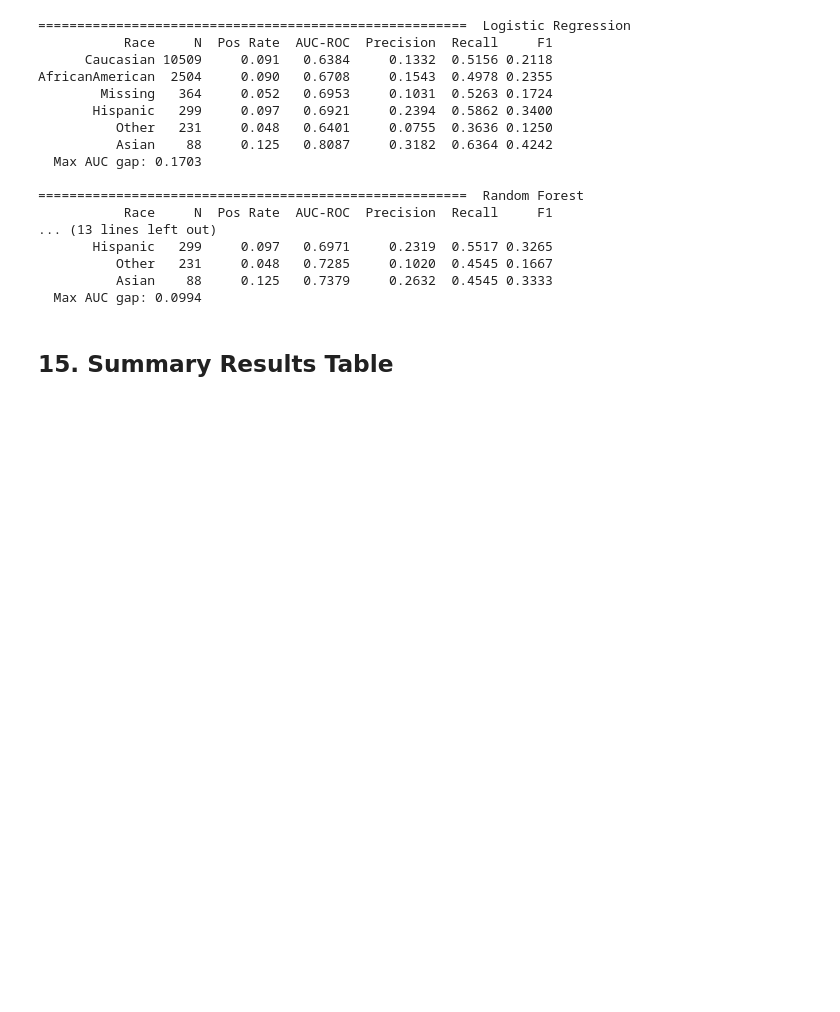
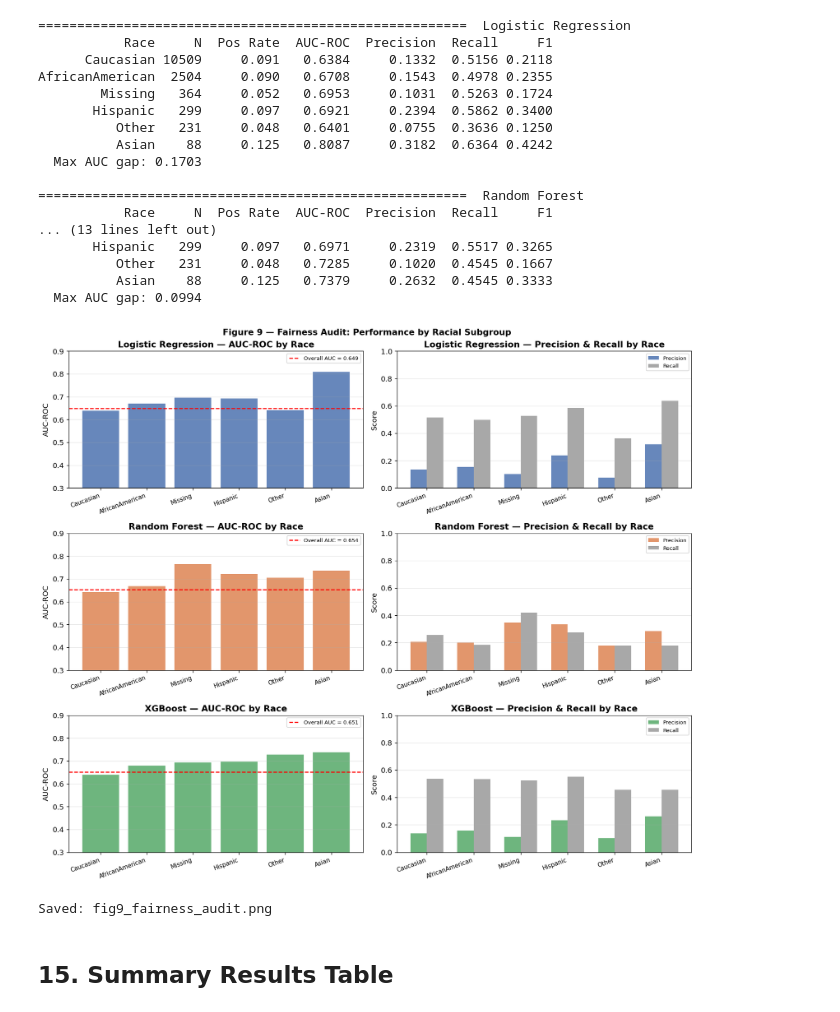
Before and after one commit to mahdi2382/Module_5, a Jupyter notebook: diabetes_readmission_improved.ipynb, the cells around one changed output. Cells and saved outputs as stored; diff of their text form; code cells hidden in the pictures; blank space fills up the shorter version.

```diff
--- a/diabetes_readmission_improved.ipynb
+++ b/diabetes_readmission_improved.ipynb
@@ -1424,6 +1424,51 @@ AfricanAmerican  2504     0.090   0.6708     0.1543  0.4978 0.2355
           Other   231     0.048   0.7285     0.1020  0.4545 0.1667
           Asian    88     0.125   0.7379     0.2632  0.4545 0.3333
   Max AUC gap: 0.0994
+# %%
+# ── Figure 9: Fairness audit visualisation ────────────────────────────────────
+fig, axes = plt.subplots(len(test_results), 2, figsize=(14, 4 * len(test_results)))
+fig.suptitle('Figure 9 — Fairness Audit: Performance by Racial Subgroup',
+             fontsize=13, fontweight='bold')
+
+for row_idx, (name, df_f) in enumerate(fairness_all.items()):
+    color = list(PALETTE.values())[row_idx]
+    overall_auc = test_results[name]['auc']
+    races = df_f['Race']
+    x     = np.arange(len(races))
+    w     = 0.35
+
+    # AUC by race
+    ax = axes[row_idx, 0]
+    ax.bar(x, df_f['AUC-ROC'], color=color, alpha=0.85)
+    ax.axhline(overall_auc, color='red', linestyle='--', lw=1.5,
+               label=f'Overall AUC = {overall_auc:.3f}')
+    ax.set_xticks(x)
+    ax.set_xticklabels(races, rotation=20, ha='right', fontsize=9)
+    ax.set_ylabel('AUC-ROC')
+    ax.set_ylim(0.3, 0.9)
+    ax.set_title(f'{name} — AUC-ROC by Race', fontweight='bold')
+    ax.legend(fontsize=8)
+    ax.grid(axis='y', alpha=0.3)
+
+    # Precision & Recall by race
+    ax = axes[row_idx, 1]
+    ax.bar(x - w/2, df_f['Precision'], w, label='Precision', color=color,    alpha=0.85)
+    ax.bar(x + w/2, df_f['Recall'],    w, label='Recall',    color='#999999', alpha=0.85)
+    ax.set_xticks(x)
+    ax.set_xticklabels(races, rotation=20, ha='right', fontsize=9)
+    ax.set_ylabel('Score')
+    ax.set_ylim(0, 1)
+    ax.set_title(f'{name} — Precision & Recall by Race', fontweight='bold')
+    ax.legend(fontsize=8)
+    ax.grid(axis='y', alpha=0.3)
+
+plt.tight_layout()
+plt.savefig('fig9_fairness_audit.png', dpi=150, bbox_inches='tight')
+plt.show()
+print("Saved: fig9_fairness_audit.png")
+# %% [output]
+[figure, added]
+Saved: fig9_fairness_audit.png
 # %% [markdown]
 ## 15. Summary Results Table
 # %%
```
